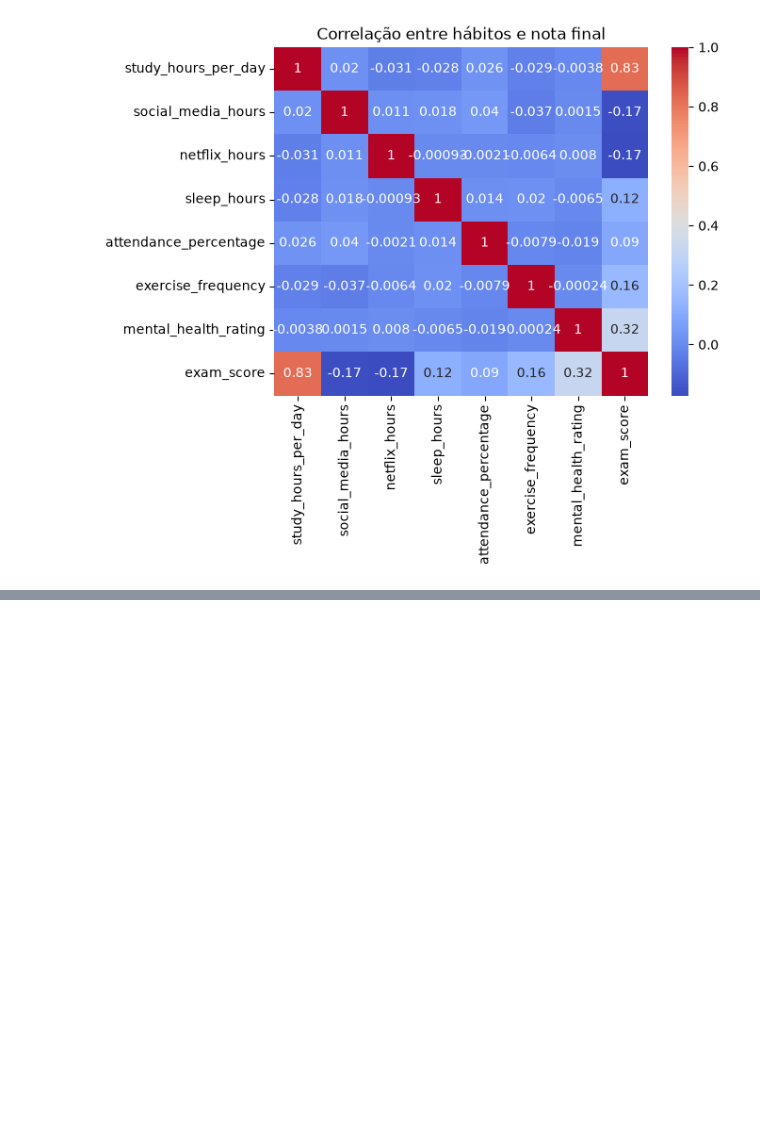
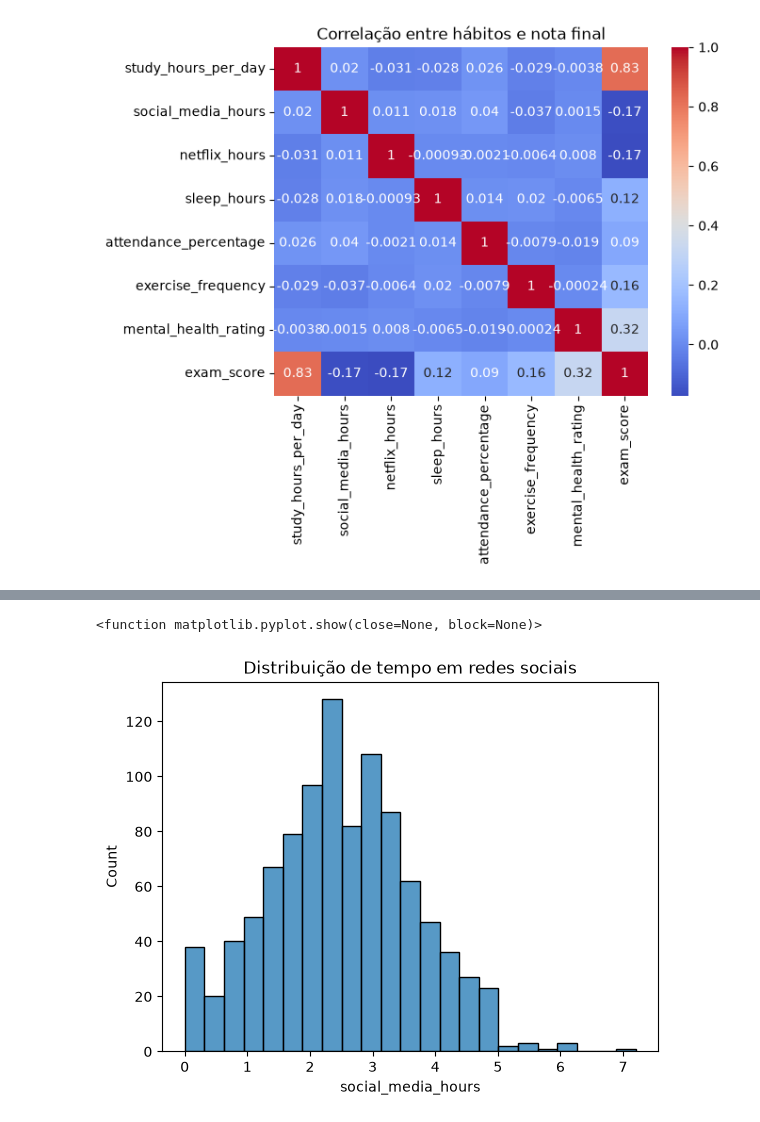
Before and after one commit to wxysara/Analise-de-Desempenho-Academico, a Jupyter notebook: graficos.ipynb, the cells around one changed output, grey strips where cells are left out. Drawn from its saved outputs; the diff is of its cells as text; code cells hidden in the pictures; blank space fills up the shorter version.

```diff
--- a/para_fazer.ipynb
+++ b/graficos.ipynb
@@ -68,0 +83,7 @@ plt.show()
+# %%
+sns.histplot(data=df, x="social_media_hours")
+plt.title("Distribuição de tempo em redes sociais")
+plt.show
+# %% [output]
+<function matplotlib.pyplot.show(close=None, block=None)>
+[figure, added]
```
Also changed, not shown: parts of 2 cells of this notebook, 2 other files.
